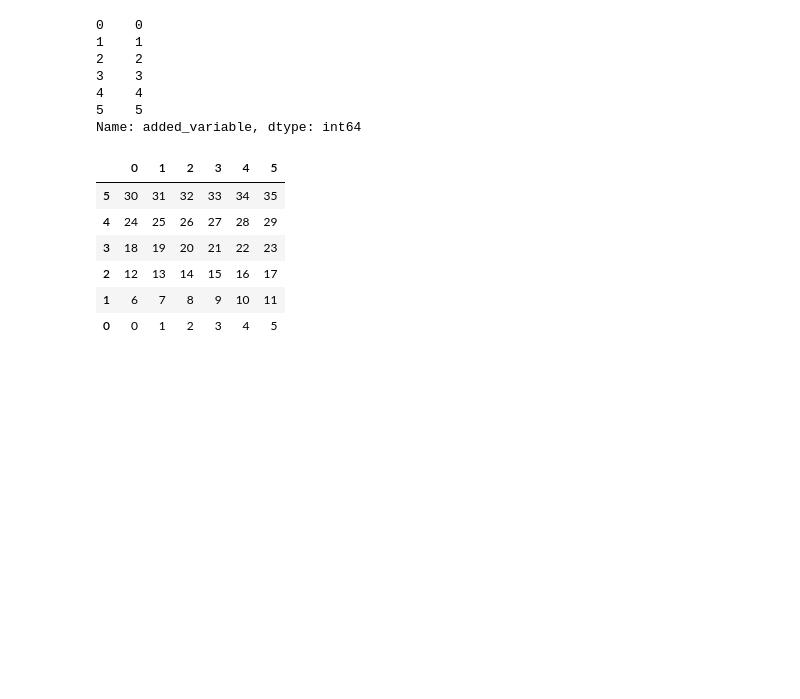
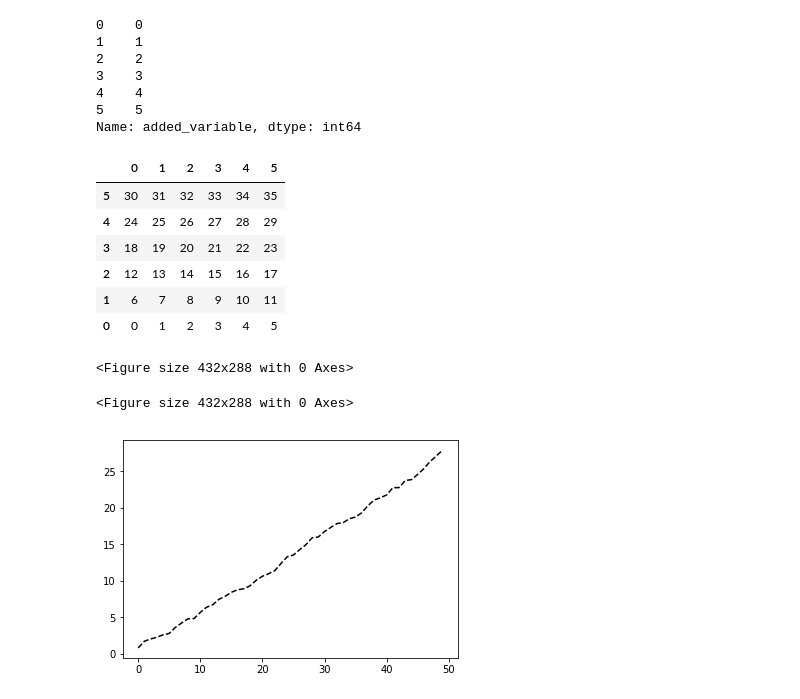
Before and after one commit to samy280497/datawrangling, a Jupyter notebook: Python data wrangling complete notebook.ipynb, the cells around one changed output. Cells and saved outputs as stored; diff of their text form; code cells hidden in the pictures; blank space fills up the shorter version.

Commit message:
adding plot of numpy and matplotlib varous types

```diff
--- a/Python data wrangling complete notebook.ipynb
+++ b/Python data wrangling complete notebook.ipynb
@@ -334,0 +338,8 @@ DF_sorted
+# %%
+my_first_figure = plt.figure("My first figure")
+# %% [output]
+<Figure size 432x288 with 0 Axes>
+# %%
+my_first_figure
+# %% [output]
+<Figure size 432x288 with 0 Axes>
@@ -334,0 +349,5 @@ DF_sorted
+# %%
+plt.plot(np.random.rand(50).cumsum(),'k--')
+plt.show()
+# %% [output]
+[figure, added]
```
Also changed, not shown: parts of 9 cells of this notebook.
